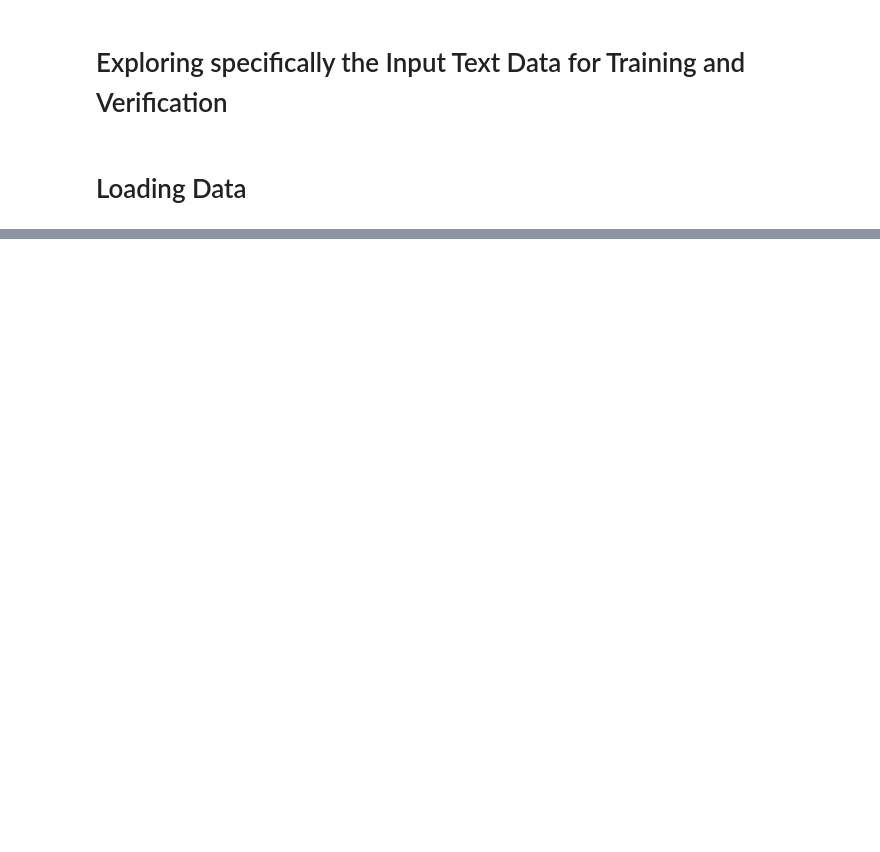
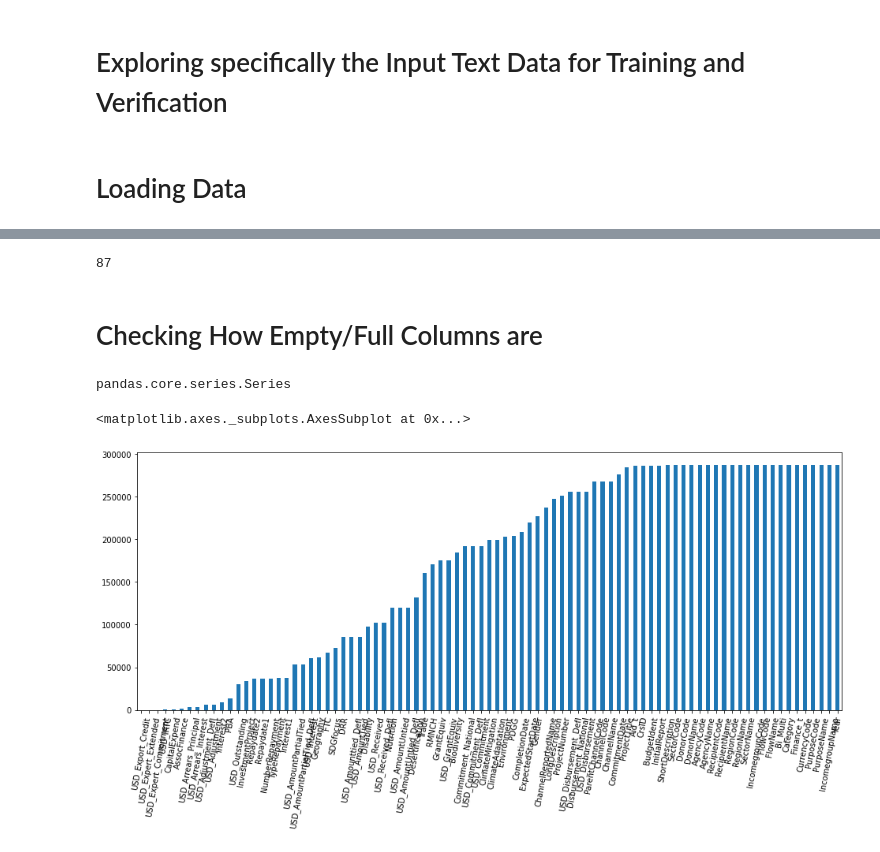
Before and after one commit to WisConT/oecd_financial_flows, a Jupyter notebook: notebooks/4.0-pb-ExploratoryDataAnalysisTestColumn.ipynb, the cells around one changed output, grey strips where cells are left out. Cells and saved outputs as stored; diff of their text form; code cells hidden in the pictures; blank space fills up the shorter version.

```diff
--- a/notebooks/4.0-pb-ExploratoryDataAnalysisTestColumn.ipynb
+++ b/notebooks/4.0-pb-ExploratoryDataAnalysisTestColumn.ipynb
@@ -9,4 +9,4 @@ import os
 # %%
 path_file = os.path.join(os.path.dirname(os.getcwd()), "data", "raw", "CRS2018data.txt")
 # %%
-df_ori = pd.read_csv(path_file, sep='|', encoding='ISO-8859-1')
+df = pd.read_csv(path_file, sep='|', encoding='ISO-8859-1')
@@ -27,0 +33,19 @@ Length: 87, dtype: int64
+# %%
+len(df.columns)
+# %% [output]
+87
+# %% [markdown]
+# Checking How Empty/Full Columns are
+# %%
+value_count_cols = df.count()
+# %%
+value_count_cols.sort_values(inplace=True)
+# %%
+type(value_count_cols)
+# %% [output]
+pandas.core.series.Series
+# %%
+value_count_cols.plot.bar(rot=80, figsize=(16, 6))
+# %% [output]
+<matplotlib.axes._subplots.AxesSubplot at 0x...>
+[figure, added]
```
Also changed, not shown: parts of 9 cells of this notebook, 7 other files.
